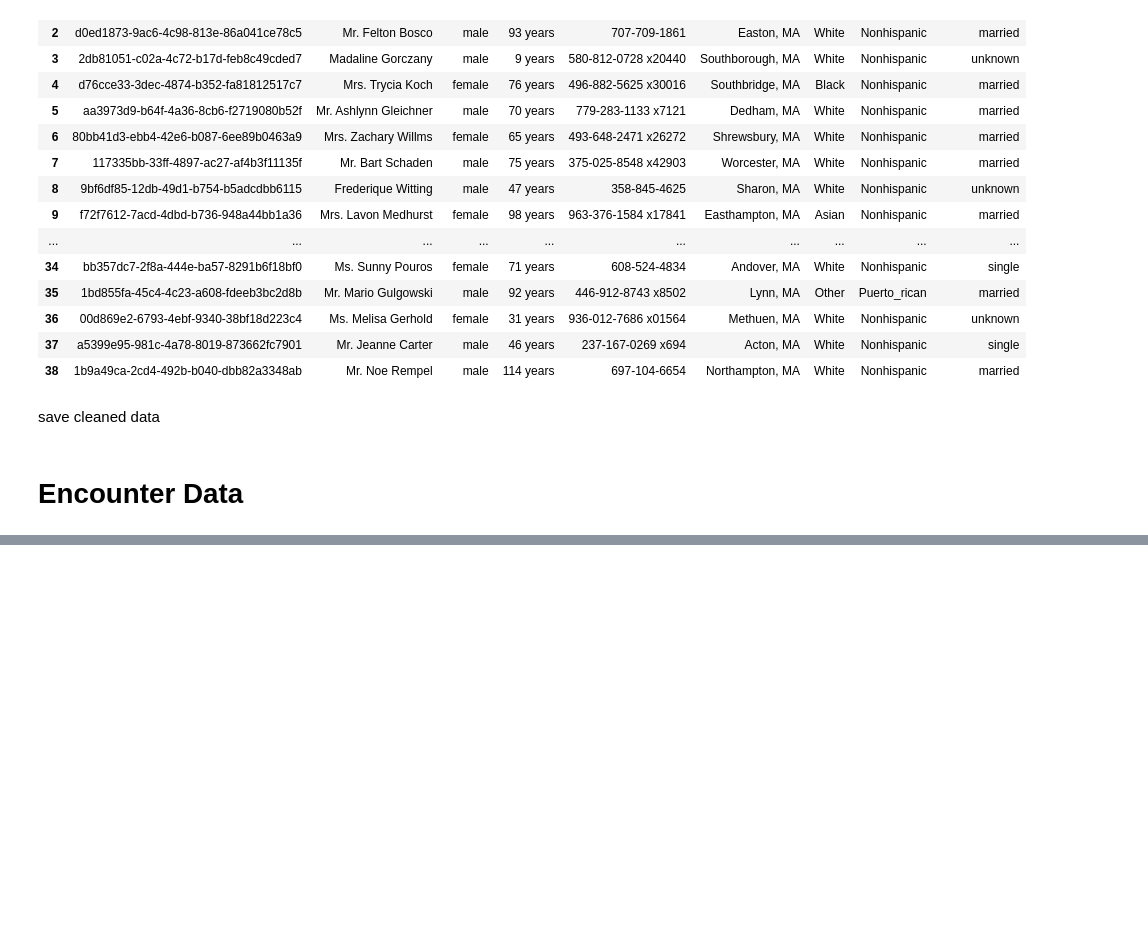
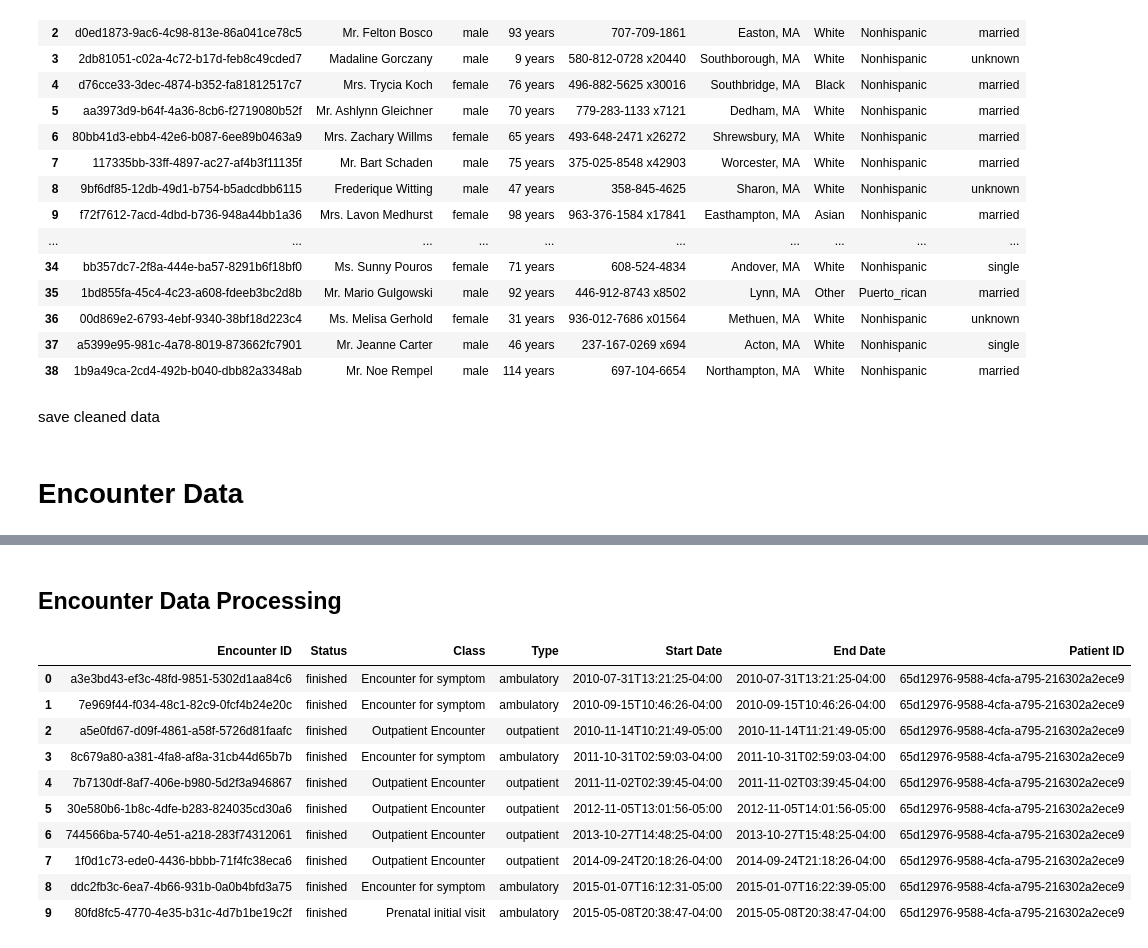
Before and after one commit to nischalmainali21/python_image_task, a Jupyter notebook: health_task/json_to_csv.ipynb, the cells around one changed output, grey strips where cells are left out. Saved outputs shown, nothing was run; the diff lists cells and outputs as text; code cells hidden in the pictures; blank space fills up the shorter version.

Commit message:
encounter data complete

```diff
--- a/health_task/json_to_csv.ipynb
+++ b/health_task/json_to_csv.ipynb
@@ -496,0 +638,18 @@ import pandas as pd
+# %% [markdown]
+## Encounter Data Processing
+# %%
+encounter_data = pd.read_csv('./output_csv/encounter_data.csv')
+# %%
+encounter_data.head(10)
+# %% [output]
+|  | Encounter ID | Status | Class | Type | Start Date | End Date | Patient ID |
+| 0 | a3e3bd43-ef3c-48fd-9851-5302d1aa84c6 | finished | Encounter for symptom | ambulatory | 2010-07-31T13:21:25-04:00 | 2010-07-31T13:21:25-04:00 | 65d12976-9588-4cfa-a795-216302a2ece9 |
+| 1 | 7e969f44-f034-48c1-82c9-0fcf4b24e20c | finished | Encounter for symptom | ambulatory | 2010-09-15T10:46:26-04:00 | 2010-09-15T10:46:26-04:00 | 65d12976-9588-4cfa-a795-216302a2ece9 |
+| 2 | a5e0fd67-d09f-4861-a58f-5726d81faafc | finished | Outpatient Encounter | outpatient | 2010-11-14T10:21:49-05:00 | 2010-11-14T11:21:49-05:00 | 65d12976-9588-4cfa-a795-216302a2ece9 |
+| 3 | 8c679a80-a381-4fa8-af8a-31cb44d65b7b | finished | Encounter for symptom | ambulatory | 2011-10-31T02:59:03-04:00 | 2011-10-31T02:59:03-04:00 | 65d12976-9588-4cfa-a795-216302a2ece9 |
+| 4 | 7b7130df-8af7-406e-b980-5d2f3a946867 | finished | Outpatient Encounter | outpatient | 2011-11-02T02:39:45-04:00 | 2011-11-02T03:39:45-04:00 | 65d12976-9588-4cfa-a795-216302a2ece9 |
+| 5 | 30e580b6-1b8c-4dfe-b283-824035cd30a6 | finished | Outpatient Encounter | outpatient | 2012-11-05T13:01:56-05:00 | 2012-11-05T14:01:56-05:00 | 65d12976-9588-4cfa-a795-216302a2ece9 |
+| 6 | 744566ba-5740-4e51-a218-283f74312061 | finished | Outpatient Encounter | outpatient | 2013-10-27T14:48:25-04:00 | 2013-10-27T15:48:25-04:00 | 65d12976-9588-4cfa-a795-216302a2ece9 |
+| 7 | 1f0d1c73-ede0-4436-bbbb-71f4fc38eca6 | finished | Outpatient Encounter | outpatient | 2014-09-24T20:18:26-04:00 | 2014-09-24T21:18:26-04:00 | 65d12976-9588-4cfa-a795-216302a2ece9 |
+| 8 | ddc2fb3c-6ea7-4b66-931b-0a0b4bfd3a75 | finished | Encounter for symptom | ambulatory | 2015-01-07T16:12:31-05:00 | 2015-01-07T16:22:39-05:00 | 65d12976-9588-4cfa-a795-216302a2ece9 |
+| 9 | 80fd8fc5-4770-4e35-b31c-4d7b1be19c2f | finished | Prenatal initial visit | ambulatory | 2015-05-08T20:38:47-04:00 | 2015-05-08T20:38:47-04:00 | 65d12976-9588-4cfa-a795-216302a2ece9 |
```
Also changed, not shown: parts of 26 cells of this notebook, 2 other files.
